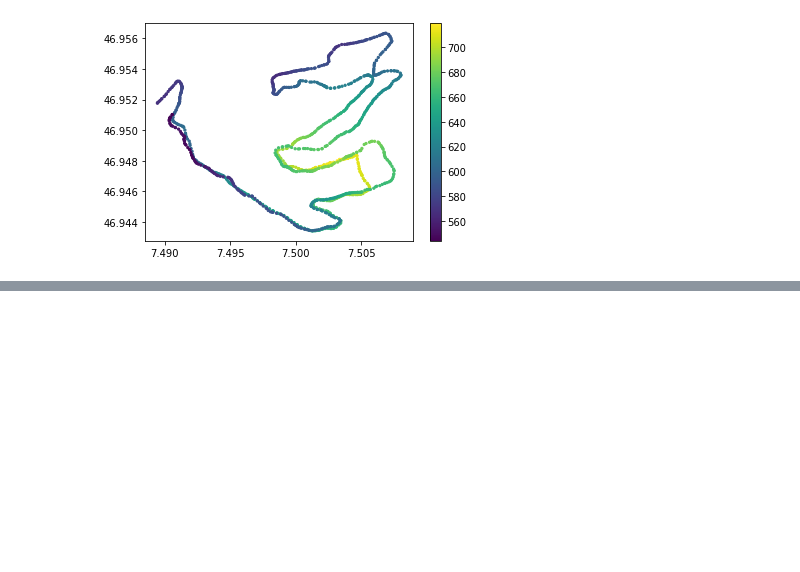
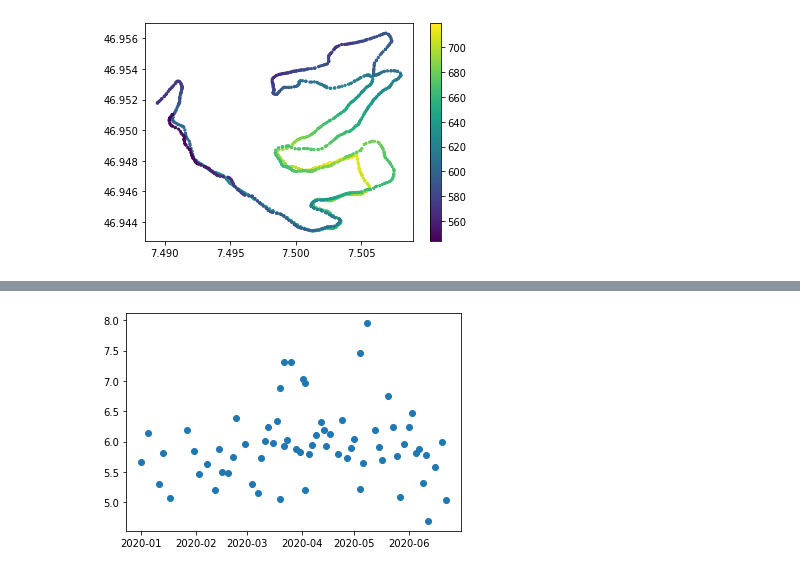
Before and after one commit to lukasreber/gdv, a Jupyter notebook: geospatialdata.ipynb, the cells around one changed output, grey strips where cells are left out. Drawn from its saved outputs; the diff is of its cells as text; code cells hidden in the pictures; blank space fills up the shorter version.

```diff
--- a/geospatialdata.ipynb
+++ b/geospatialdata.ipynb
@@ -73,0 +272,10 @@ map
+# %%
+# visualize average speed over time
+
+fig = plt.figure()
+ax = fig.add_subplot(1,1,1)
+ax.plot_date(df_runs['start_date_local'],df_runs['min_km'])
+
+plt.show()
+# %% [output]
+[figure, added]
```
Also changed, not shown: parts of 26 cells of this notebook, 4 other files.
